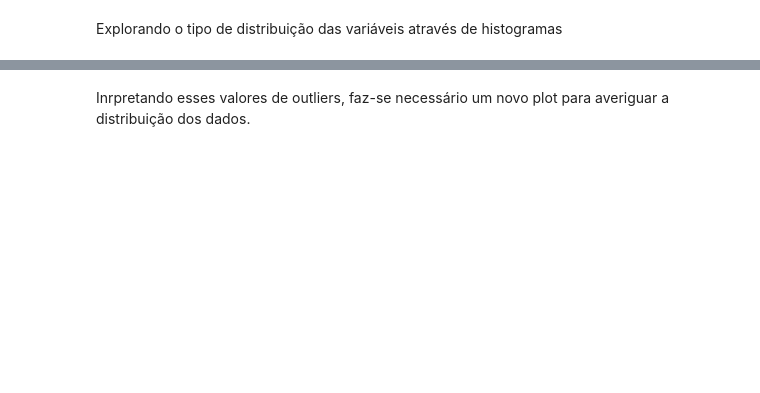
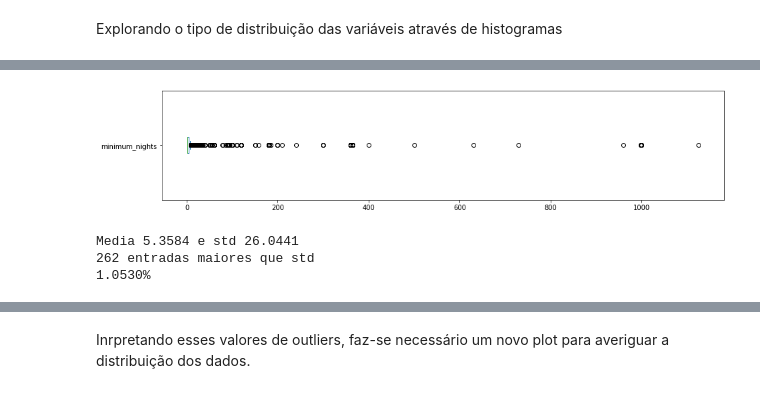
Before and after one commit to souza10v/Data-Science-Portfolio, a Jupyter notebook: Análise Exploratoria de Dados/Airbnb/Airbnb RJ Long - Análise de exploração de dados.ipynb, the cells around one changed output, grey strips where cells are left out. Saved outputs shown, nothing was run; the diff lists cells and outputs as text; code cells hidden in the pictures; blank space fills up the shorter version.

```diff
--- a/Análise Exploratoria de Dados/Airbnb/Airbnb RJ Long - Análise de exploração de dados.ipynb
+++ b/Análise Exploratoria de Dados/Airbnb/Airbnb RJ Long - Análise de exploração de dados.ipynb
@@ -184,0 +223,19 @@ Valores acima de 30:
+# %%
+df_nums.minimum_nights.plot(kind='box', vert=False, figsize=(15, 3))
+std = df_nums.minimum_nights.std()
+mean = df_nums.minimum_nights.mean()
+meanstd = std + mean
+plt.show()
+
+maiorstd = len(df_nums[df_nums.minimum_nights > std+mean])
+
+print("Media {:.4f} e std {:.4f}".format(mean, std))
+print("{} entradas maiores que std".format(maiorstd))
+print("{:.4f}%".format((maiorstd/df_nums.shape[0])*100))
+
+df_clean.drop(df_clean[df_clean['minimum_nights'] > meanstd].index, inplace=True)
+# %% [output]
+[figure, added]
+Media 5.3584 e std 26.0441
+262 entradas maiores que std
+1.0530%
```
Also changed, not shown: parts of 34 cells of this notebook, 3 other files.
